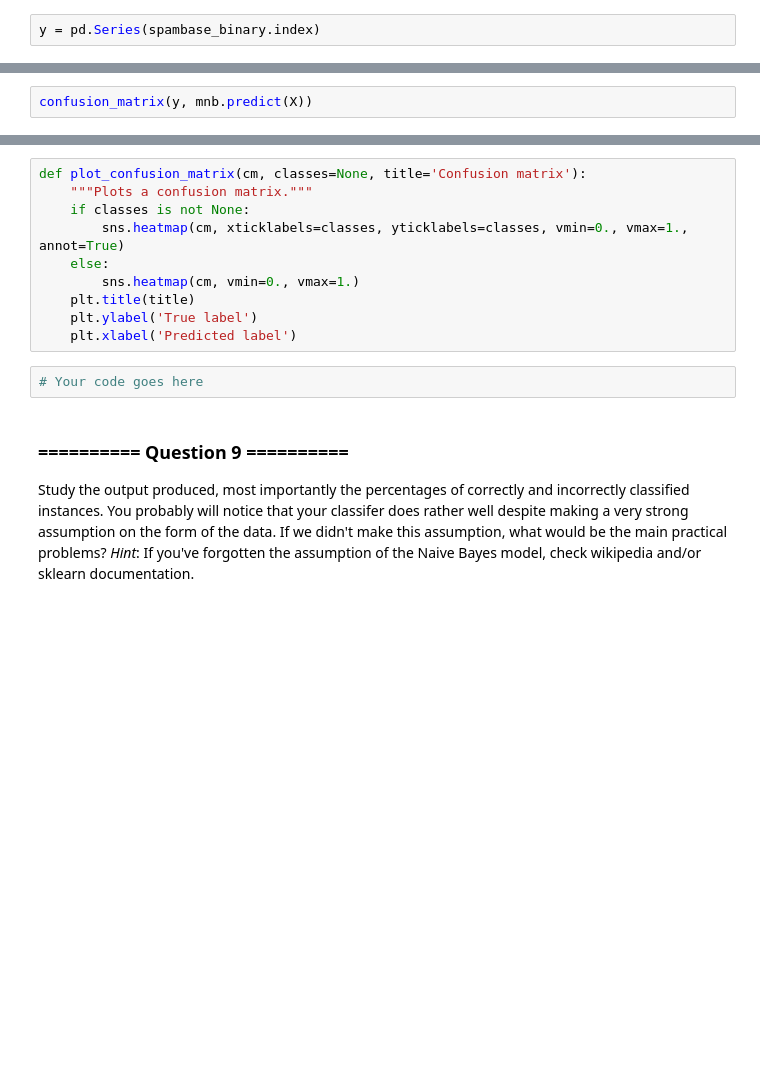
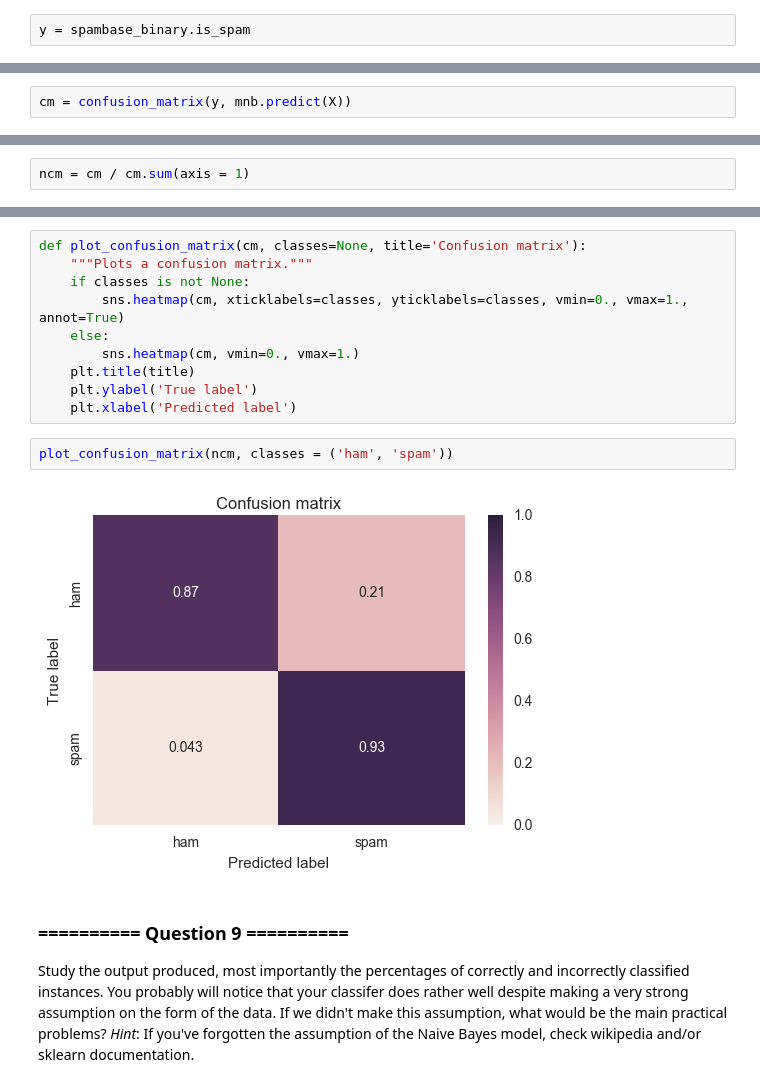
Before and after one commit to repogit44/iaml-4, a Jupyter notebook: 02_Lab_2_Data_analysis_visualisation.ipynb, the cells around one changed output, grey strips where cells are left out. Cells and saved outputs as stored; diff of their text form; blank space fills up the shorter version.

```diff
--- a/02_Lab_2_Data_analysis_visualisation.ipynb
+++ b/02_Lab_2_Data_analysis_visualisation.ipynb
@@ -206,4 +206,4 @@ X = spambase_binary.drop(['is_spam'], axis = 1, inplace = False)
 # %% [markdown]
 **b)** Create a Pandas Series object `y` that contains only the label from `spambase_binary`.
 # %%
-y = pd.Series(spambase_binary.index)
+y = spambase_binary.is_spam
@@ -257,4 +257,4 @@ mnb.score(X, y)
 # %% [markdown]
 **d)** Compute the resulting confusion_matrix by using the builtin scikit-learn class and display the result.
 # %%
-confusion_matrix(y, mnb.predict(X))
+cm = confusion_matrix(y, mnb.predict(X))
@@ -273,3 +263,5 @@ array([[1, 0, 0, ..., 0, 0, 0],
+# %%
+ncm = cm / cm.sum(axis = 1)
 # %% [markdown]
 **f)** By making use of the `plot_confusion_matrix` provided below, visualise the normalised confusion matrix. Plot the appropriate labels on both axes by making use of the `classes` input argument.
 # %%
@@ -282,8 +274,10 @@ def plot_confusion_matrix(cm, classes=None, title='Confusion matrix'):
     plt.title(title)
     plt.ylabel('True label')
     plt.xlabel('Predicted label')
-# %%
-# Your code goes here
+# %%
+plot_confusion_matrix(ncm, classes = ('ham', 'spam'))
+# %% [output]
+[figure, added]
 # %% [markdown]
 ### ========== Question 9 ==========
 
```
Also changed, not shown: parts of 33 cells of this notebook.
